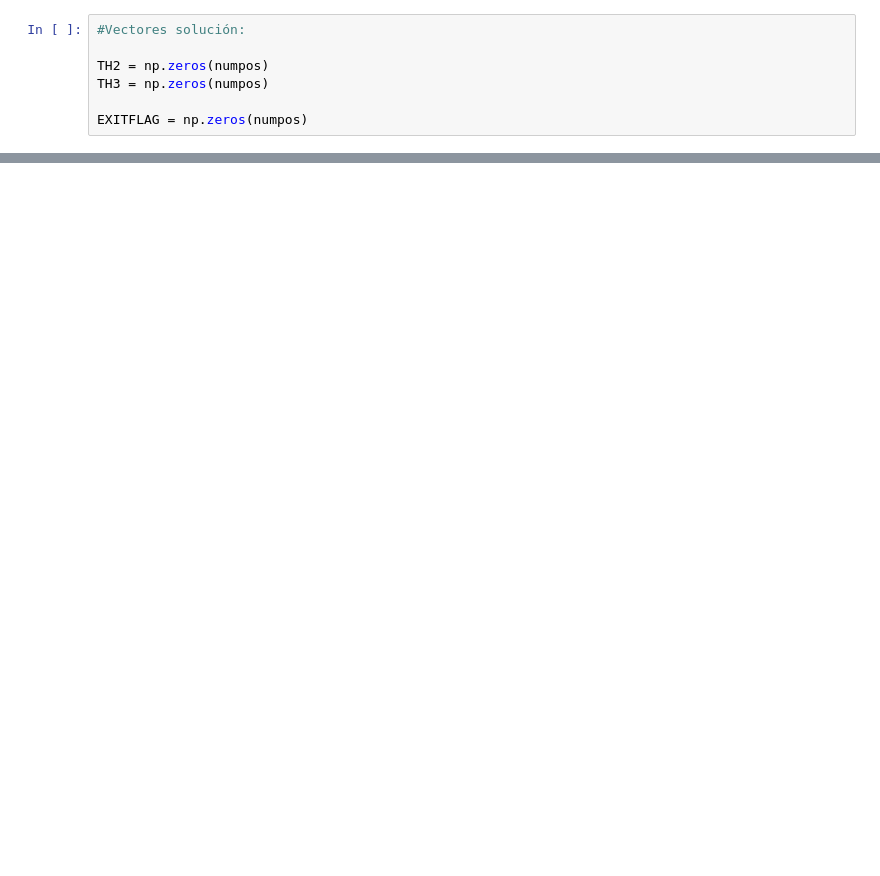
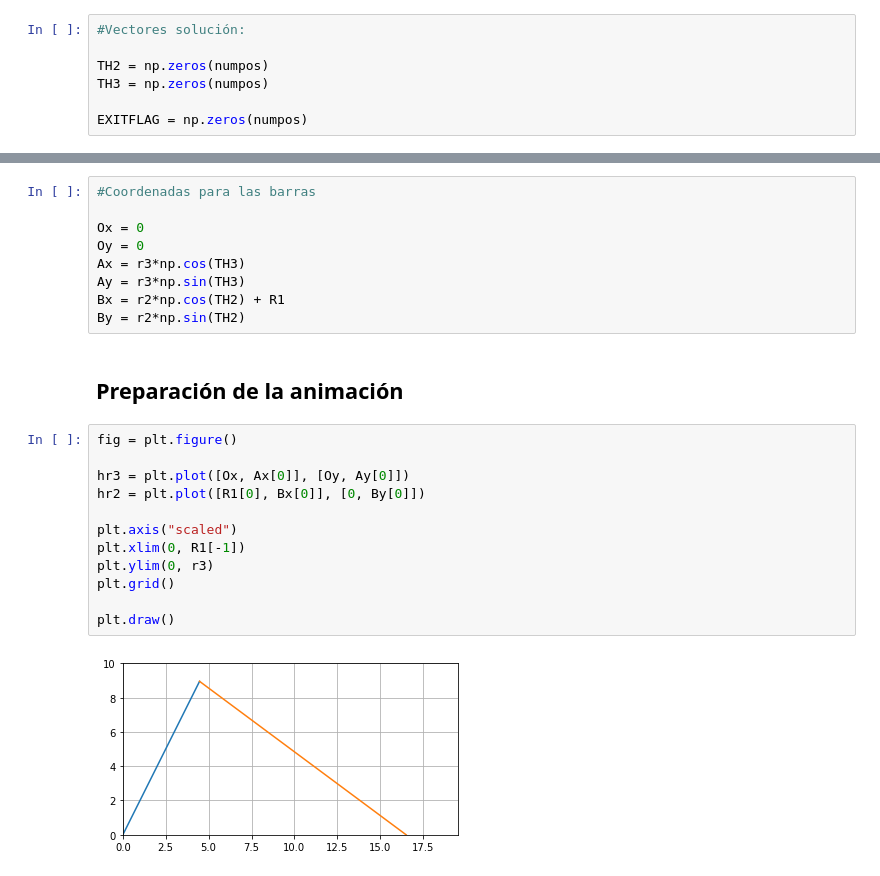
Before and after one commit to luismiguelaristi/MecanismosPythonUPB, a Jupyter notebook: Manivela_Corredera.ipynb, the cells around one changed output, grey strips where cells are left out. Cells and saved outputs as stored; diff of their text form; blank space fills up the shorter version.

```diff
--- a/Manivela_Corredera.ipynb
+++ b/Manivela_Corredera.ipynb
@@ -109,0 +125,25 @@ for i in range(numpos):
+# %%
+#Coordenadas para las barras
+
+Ox = 0
+Oy = 0
+Ax = r3*np.cos(TH3)
+Ay = r3*np.sin(TH3)
+Bx = r2*np.cos(TH2) + R1
+By = r2*np.sin(TH2)
+# %% [markdown]
+## Preparación de la animación
+# %%
+fig = plt.figure()
+
+hr3 = plt.plot([Ox, Ax[0]], [Oy, Ay[0]])
+hr2 = plt.plot([R1[0], Bx[0]], [0, By[0]])
+
+plt.axis("scaled")
+plt.xlim(0, R1[-1])
+plt.ylim(0, r3)
+plt.grid()
+
+plt.draw()
+# %% [output]
+[figure, added]
```
Also changed, not shown: parts of 8 cells of this notebook.
